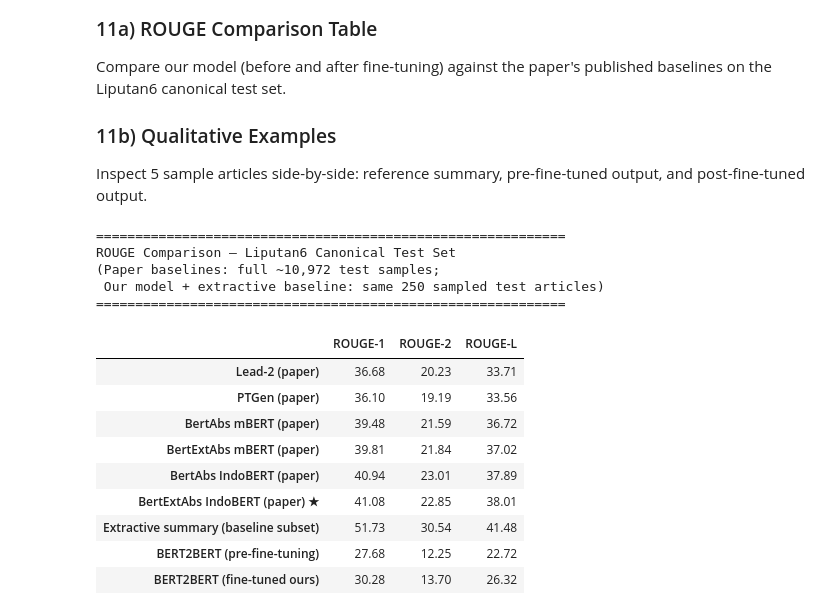
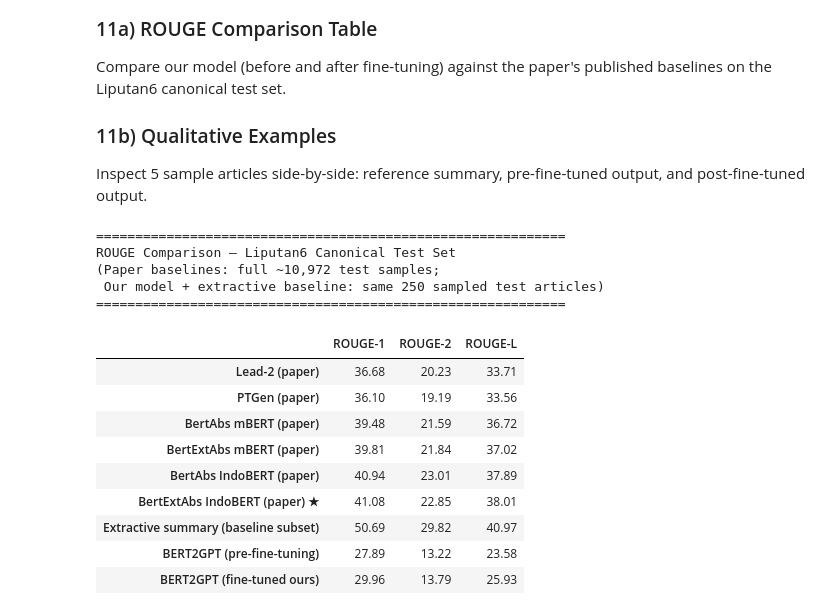
Before and after one commit to bonbonsiregar/indonesia-ai-nlpa-summary, a Jupyter notebook: project_2_(local_bert2gpt).ipynb, the cells around one changed output. Cells and saved outputs as stored; diff of their text form; code cells hidden in the pictures.

```diff
--- a/project_2_(local).ipynb
+++ b/project_2_(local_bert2gpt).ipynb
@@ -638,34 +657,39 @@ model.eval()
 # Draw a reproducible 250-sample subset from the test set
 baseline_sample = df_test.sample(n=BASELINE_SAMPLE_SIZE, random_state=42).reset_index(drop=True)
 
-def generate_summary(text, mdl, tok, max_input=512, max_new=128):
-    """Tokenize an article and generate an abstractive summary via beam search."""
+def generate_summary(text, mdl, tok, max_input=512):
+    """Generate summary using pure beam search (paper-matching evaluation protocol).
+
+    Key fixes vs. original cahya demo config:
+    - do_sample=False: Pure beam search for deterministic, reproducible output
+    - No repetition_penalty: Was too aggressive (2.5), suppressing common Indonesian words
+    - no_repeat_ngram_size=3: From EDA, less restrictive than 2
+    - max_length=150: Matches paper's generation length
+    - num_beams=5: Matches paper's BertExtAbs evaluation protocol
+    - length_penalty=0.6: Encourages slightly shorter, more concise summaries
+    """
     inputs = tok(
         text,
         max_length=max_input,
         truncation=True,
-        padding="max_length",
         return_tensors="pt"
     ).to(device)
     with torch.no_grad():
         output_ids = mdl.generate(
             input_ids=inputs["input_ids"],
-            attention_mask=inputs["attention_mask"],
-            max_new_tokens=max_new,
-            # min_length=50: fine-tuning on short Liputan6 summaries causes the model to
-            # predict EOS aggressively after "." or ",". Raising min_length forces the
-            # model to generate at least ~35 meaningful words before stopping.
-            min_length=50,
-            num_beams=4,
+            min_length=15,
+            max_length=150,
+            num_beams=5,
+            length_penalty=0.6,
+            early_stopping=True,
             no_repeat_ngram_size=NO_REPEAT_NGRAM_SIZE,
-            length_penalty=3.0,
-            early_stopping=True,
-            decoder_start_token_id=tok.cls_token_id,
+            use_cache=True,
+            do_sample=False,
         )
     return tok.decode(output_ids[0], skip_special_tokens=True)
 
 print(f"Generating pre-fine-tuning summaries on {BASELINE_SAMPLE_SIZE} test samples...")
-print(f"Decoding config -> no_repeat_ngram_size={NO_REPEAT_NGRAM_SIZE}, min_length=50")
+print("Decoding config -> pure beam search (num_beams=5, max_length=150, do_sample=False)")
 pre_ft_generated = []
 for _, row in baseline_sample.iterrows():
     pred = generate_summary(row["article"], model, tokenizer)
@@ -673,7 +697,8 @@ for _, row in baseline_sample.iterrows():
 print(f"Done. Generated {len(pre_ft_generated)} summaries.")
 
 # Compute ROUGE on generated summaries vs. reference human summaries
-scorer_eval = rs.RougeScorer(['rouge1', 'rouge2', 'rougeL'], use_stemmer=True)
+# NOTE: use_stemmer=False to match paper's pyrouge evaluation protocol
+scorer_eval = rs.RougeScorer(['rouge1', 'rouge2', 'rougeL'], use_stemmer=False)
 
 agg_pre = {
     "rouge1": {"precision": [], "recall": [], "fmeasure": []},
@@ -901,7 +928,8 @@ def reconstruct_extractive_from_indices(row_id):
     return normalize_extractive_summary(extractive)
 
 # New baseline: dataset-provided extractive summary on the same baseline subset
-scorer_cmp = rs.RougeScorer(["rouge1", "rouge2", "rougeL"], use_stemmer=True)
+# NOTE: use_stemmer=False to match paper's pyrouge evaluation protocol
+scorer_cmp = rs.RougeScorer(["rouge1", "rouge2", "rougeL"], use_stemmer=False)
 extractive_preds = [reconstruct_extractive_from_indices(row_id) for row_id in baseline_sample["id"].tolist()]
 
 agg_ext = {"rouge1": [], "rouge2": [], "rougeL": []}
@@ -915,38 +943,38 @@ extractive_scores = {k: round(float(np.mean(v)) * 100, 2) for k, v in agg_ext.it
 # Our model results on the same 250-sample baseline subset
 our_results = {
     "Extractive summary (baseline subset)": {k: extractive_scores[k] for k in ["rouge1", "rouge2", "rougeL"]},
-    "BERT2BERT (pre-fine-tuning)":         {k: pre_ft_scores[k] for k in ["rouge1", "rouge2", "rougeL"]},
-    "BERT2BERT (fine-tuned ours)":         {k: post_ft_scores[k] for k in ["rouge1", "rouge2", "rougeL"]},
+    "BERT2GPT (pre-fine-tuning)":         {k: pre_ft_scores[k] for k in ["rouge1", "rouge2", "rougeL"]},
+    "BERT2GPT (fine-tuned ours)":         {k: post_ft_scores[k] for k in ["rouge1", "rouge2", "rougeL"]},
 }
 
 all_results = {**paper_baselines, **our_results}
 comparison_df = pd.DataFrame(all_results).T.rename(columns={
     "rouge1": "ROUGE-1", "rouge2": "ROUGE-2", "rougeL": "ROUGE-L"
 })
 comparison_df = comparison_df.round(2)
 
 print("=" * 60)
 print("ROUGE Comparison — Liputan6 Canonical Test Set")
 print("(Paper baselines: full ~10,972 test samples;")
 print(" Our model + extractive baseline: same 250 sampled test articles)")
 print("=" * 60)
 display(comparison_df)
 # %% [output]
 ============================================================
 ROUGE Comparison — Liputan6 Canonical Test Set
 (Paper baselines: full ~10,972 test samples;
  Our model + extractive baseline: same 250 sampled test articles)
 ============================================================
 |  | ROUGE-1 | ROUGE-2 | ROUGE-L |
 | Lead-2 (paper) | 36.68 | 20.23 | 33.71 |
 | PTGen (paper) | 36.10 | 19.19 | 33.56 |
 | BertAbs mBERT (paper) | 39.48 | 21.59 | 36.72 |
 | BertExtAbs mBERT (paper) | 39.81 | 21.84 | 37.02 |
 | BertAbs IndoBERT (paper) | 40.94 | 23.01 | 37.89 |
 | BertExtAbs IndoBERT (paper) ★ | 41.08 | 22.85 | 38.01 |
-| Extractive summary (baseline subset) | 51.73 | 30.54 | 41.48 |
-| BERT2BERT (pre-fine-tuning) | 27.68 | 12.25 | 22.72 |
-| BERT2BERT (fine-tuned ours) | 30.28 | 13.70 | 26.32 |
+| Extractive summary (baseline subset) | 50.69 | 29.82 | 40.97 |
+| BERT2GPT (pre-fine-tuning) | 27.89 | 13.22 | 23.58 |
+| BERT2GPT (fine-tuned ours) | 29.96 | 13.79 | 25.93 |
 # %%
 DEMO_N = 10
 
```
Also changed, not shown: parts of 16 cells of this notebook, 1 other file.
